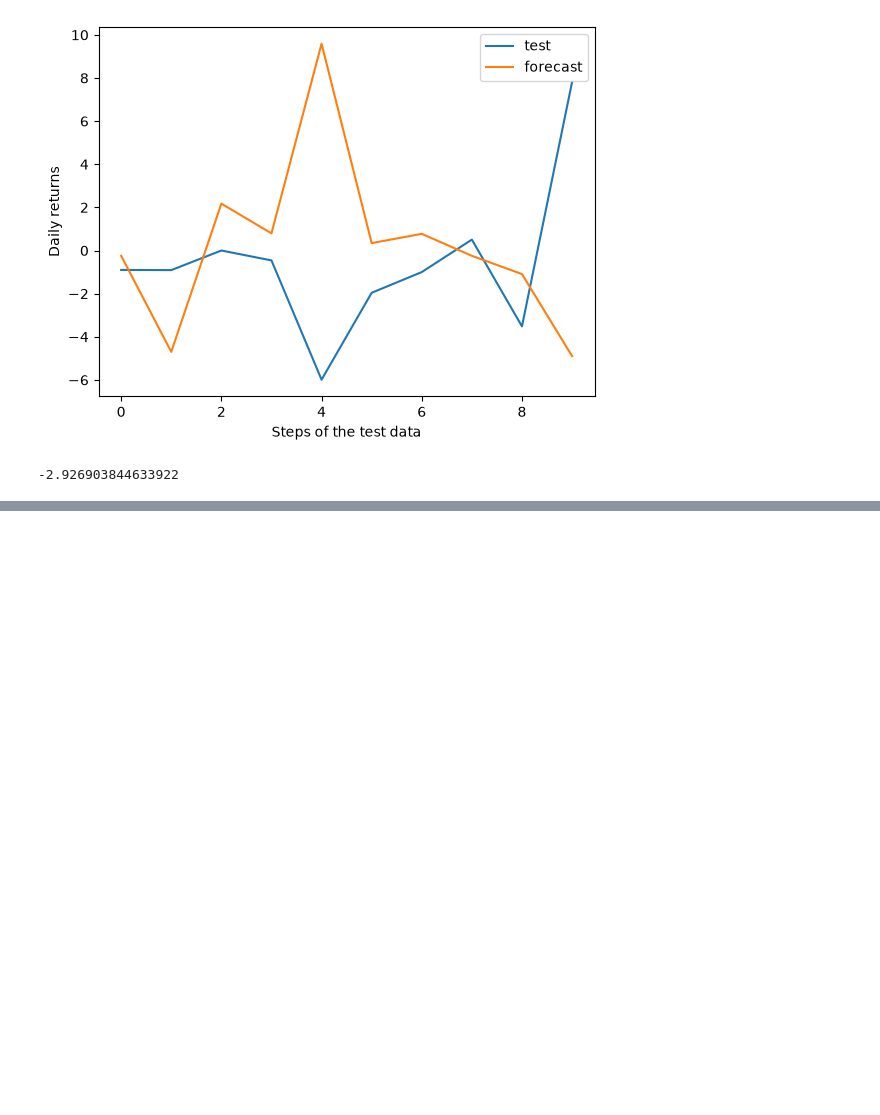
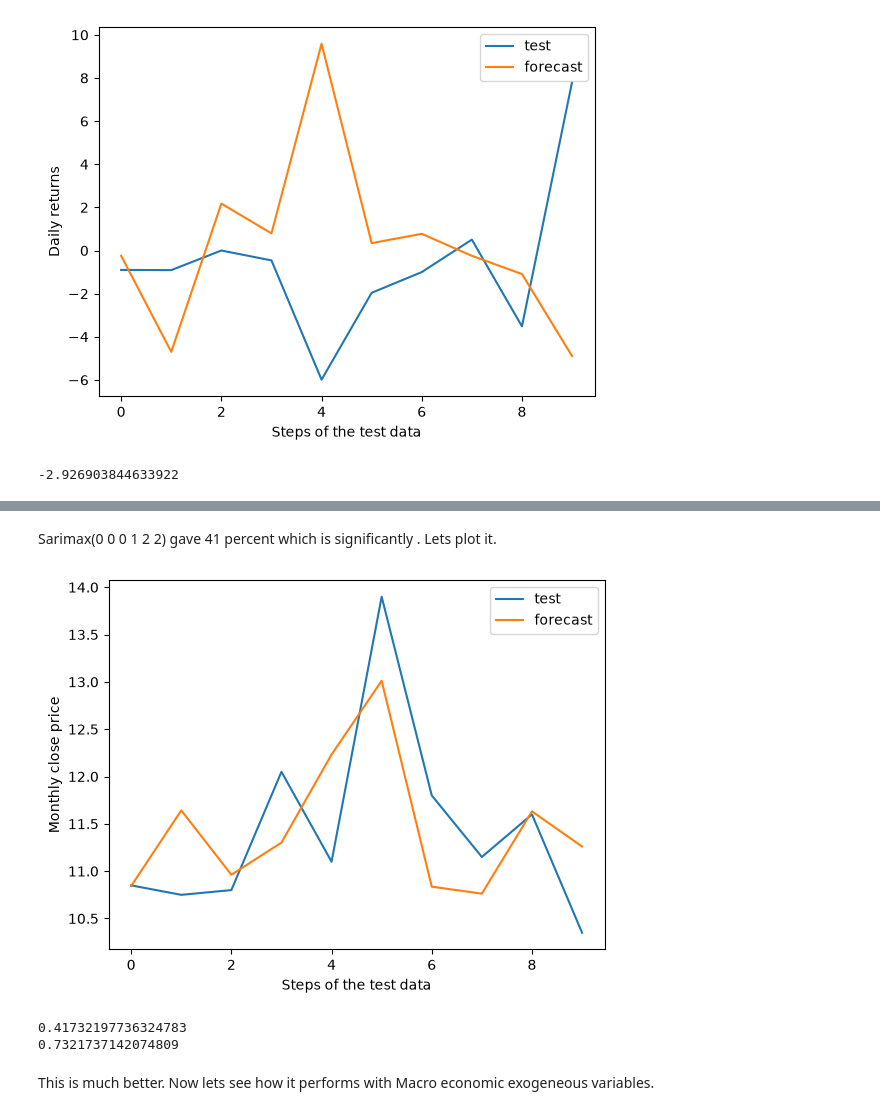
Before and after one commit to Udeani4/SectorLevel_StockPerformance_Predictoion, a Jupyter notebook: FCMB_stock_pred.ipynb, the cells around one changed output, grey strips where cells are left out. Cells and saved outputs as stored; diff of their text form; code cells hidden in the pictures; blank space fills up the shorter version.

```diff
--- a/FCMB_stock_pred.ipynb
+++ b/FCMB_stock_pred.ipynb
@@ -1712,0 +1976,48 @@ r2_score(test, fcst)
+# %% [markdown]
+Sarimax(0	0	0	1	2	2) gave 41 percent which is significantly . Lets plot it.
+# %%
+# Fitting a SARIMAX model with our best model
+# order=(2,0,1), seasonal_order=(1,2,1,10)
+
+import random
+random.seed(12345)
+from statsmodels.tsa.statespace.sarimax import SARIMAX
+from sklearn.metrics import r2_score, mean_squared_error
+from sklearn.preprocessing import StandardScaler
+import matplotlib.pyplot as plt
+import warnings
+
+warnings.filterwarnings('ignore')
+
+y_train=end_month_df['close_price'][:-10]
+y_test=end_month_df['close_price'][-10:]
+
+# scaler=StandardScaler()
+# exog_train_scaled=scaler.fit_transform(X_full[:-10])
+# exog_test_scaled=scaler.transform(X_full[-10:])
+
+mod = SARIMAX(
+train,
+# endog=y_full[:-10],
+# exog=exog_train_scaled,
+order=(0,0,0),
+seasonal_order=(1,2,2,12),
+)
+
+res = mod.fit(disp=False)
+fcst = res.forecast(steps=10)
+
+plt.plot(list(test))
+plt.plot(list(fcst))
+plt.xlabel('Steps of the test data')
+plt.ylabel('Monthly close price')
+plt.legend(['test', 'forecast'])
+plt.show()
+print(r2_score(test, fcst))
+print(np.sqrt(mean_squared_error(test,fcst)))
+# %% [output]
+[figure, added]
+0.41732197736324783
+0.7321737142074809
+# %% [markdown]
+This is much better. Now lets see how it performs with Macro economic exogeneous variables.
```
Also changed, not shown: parts of 49 cells of this notebook.
